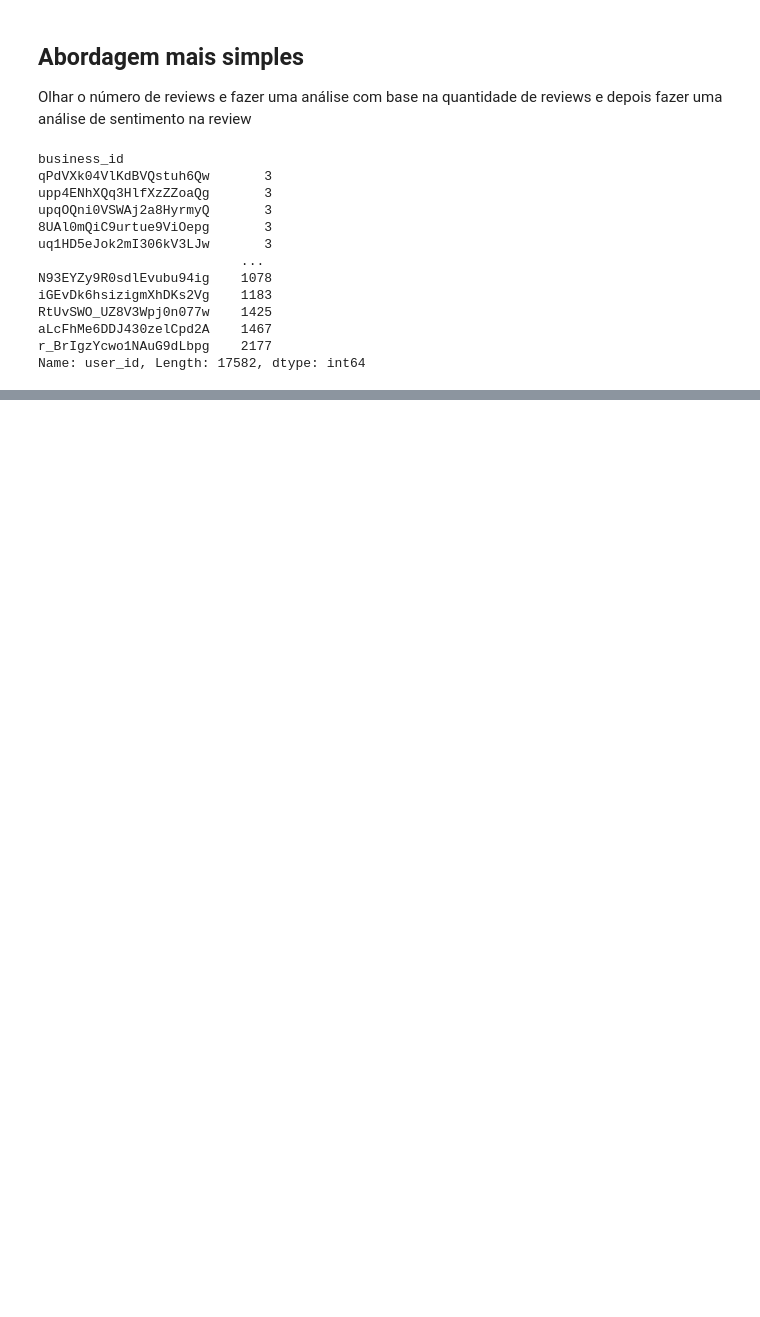
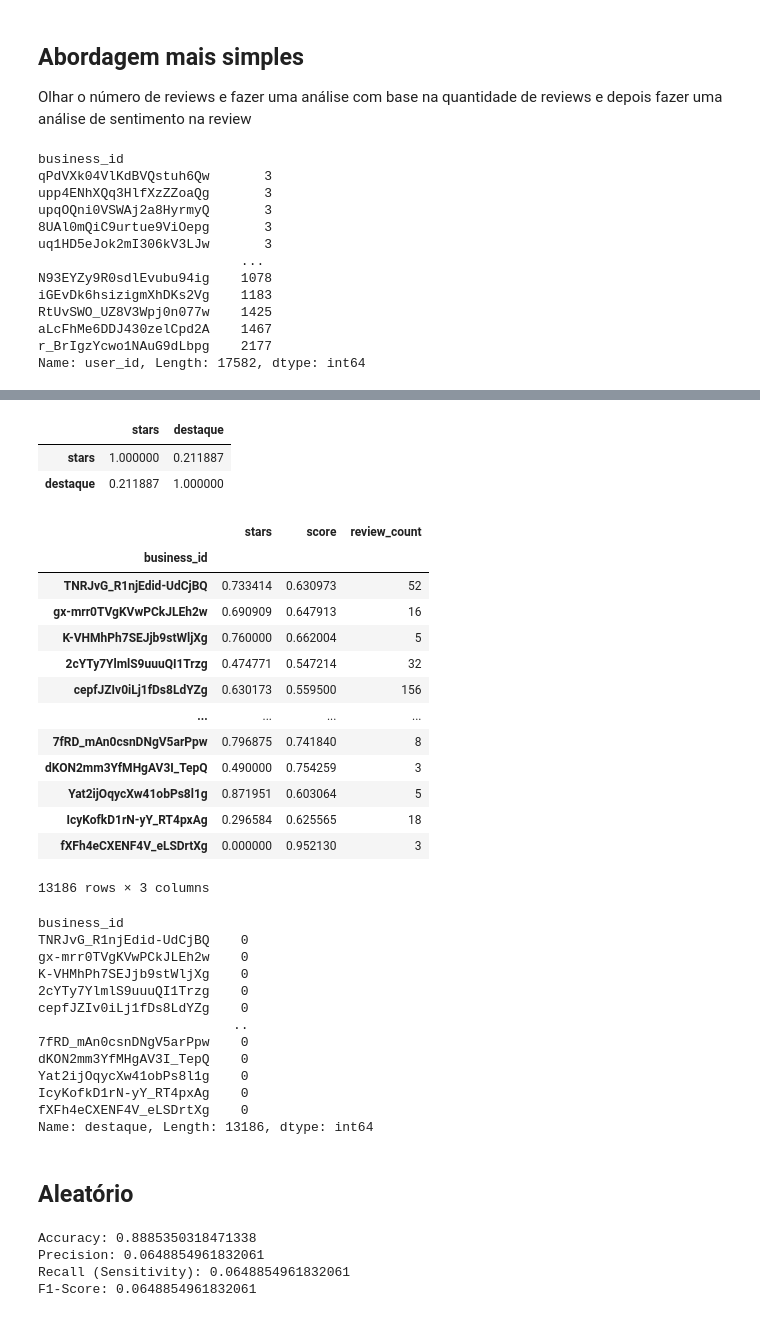
Before and after one commit to guilherme9718/desafio-mineracao-dados, a Jupyter notebook: Análise exploratória.ipynb, the cells around one changed output, grey strips where cells are left out. Drawn from its saved outputs; the diff is of its cells as text; code cells hidden in the pictures; blank space fills up the shorter version.

```diff
--- a/Análise exploratória.ipynb
+++ b/Análise exploratória.ipynb
@@ -166,0 +135,41 @@ TypeError: 'Dict' object is not subscriptable
+# %%
+df_score[['stars', 'destaque']].corr()
+# %% [output]
+|  | stars | destaque |
+| stars | 1.000000 | 0.211887 |
+| destaque | 0.211887 | 1.000000 |
+# %%
+from sklearn.model_selection import train_test_split
+df_X = df_score[['stars', 'score', 'review_count']]
+df_y = df_score['destaque']
+X_train, X_test, y_train, y_test = train_test_split(df_X, df_y, test_size=0.25, random_state=892)
+display(X_train)
+display(y_train)
+# %% [output]
+|  | stars | score | review_count |
+| business_id |  |  |  |
+| TNRJvG_R1njEdid-UdCjBQ | 0.733414 | 0.630973 | 52 |
+| gx-mrr0TVgKVwPCkJLEh2w | 0.690909 | 0.647913 | 16 |
+| K-VHMhPh7SEJjb9stWljXg | 0.760000 | 0.662004 | 5 |
+| 2cYTy7YlmlS9uuuQI1Trzg | 0.474771 | 0.547214 | 32 |
+| cepfJZIv0iLj1fDs8LdYZg | 0.630173 | 0.559500 | 156 |
+| ... | ... | ... | ... |
+| 7fRD_mAn0csnDNgV5arPpw | 0.796875 | 0.741840 | 8 |
+| dKON2mm3YfMHgAV3I_TepQ | 0.490000 | 0.754259 | 3 |
+| Yat2ijOqycXw41obPs8l1g | 0.871951 | 0.603064 | 5 |
+| IcyKofkD1rN-yY_RT4pxAg | 0.296584 | 0.625565 | 18 |
+| fXFh4eCXENF4V_eLSDrtXg | 0.000000 | 0.952130 | 3 |
+13186 rows × 3 columns
+business_id
+TNRJvG_R1njEdid-UdCjBQ    0
+gx-mrr0TVgKVwPCkJLEh2w    0
+K-VHMhPh7SEJjb9stWljXg    0
+2cYTy7YlmlS9uuuQI1Trzg    0
+cepfJZIv0iLj1fDs8LdYZg    0
+                         ..
+7fRD_mAn0csnDNgV5arPpw    0
+dKON2mm3YfMHgAV3I_TepQ    0
+Yat2ijOqycXw41obPs8l1g    0
+IcyKofkD1rN-yY_RT4pxAg    0
+fXFh4eCXENF4V_eLSDrtXg    0
+Name: destaque, Length: 13186, dtype: int64
@@ -166,0 +195,14 @@ TypeError: 'Dict' object is not subscriptable
+# %% [markdown]
+## Aleatório
+# %%
+rng = np.random.default_rng(123)
+y_test_zeros = np.array(np.zeros(y_test.value_counts()[0]))
+y_test_ones = np.full(shape=y_test.value_counts()[1],fill_value=1)
+baseline = np.append(y_test_zeros, y_test_ones)
+rng.shuffle(baseline)
+measure(y_test, baseline)
+# %% [output]
+Accuracy: 0.8885350318471338
+Precision: 0.0648854961832061
+Recall (Sensitivity): 0.0648854961832061
+F1-Score: 0.0648854961832061
```
Also changed, not shown: parts of 30 cells of this notebook, 5 other files.
